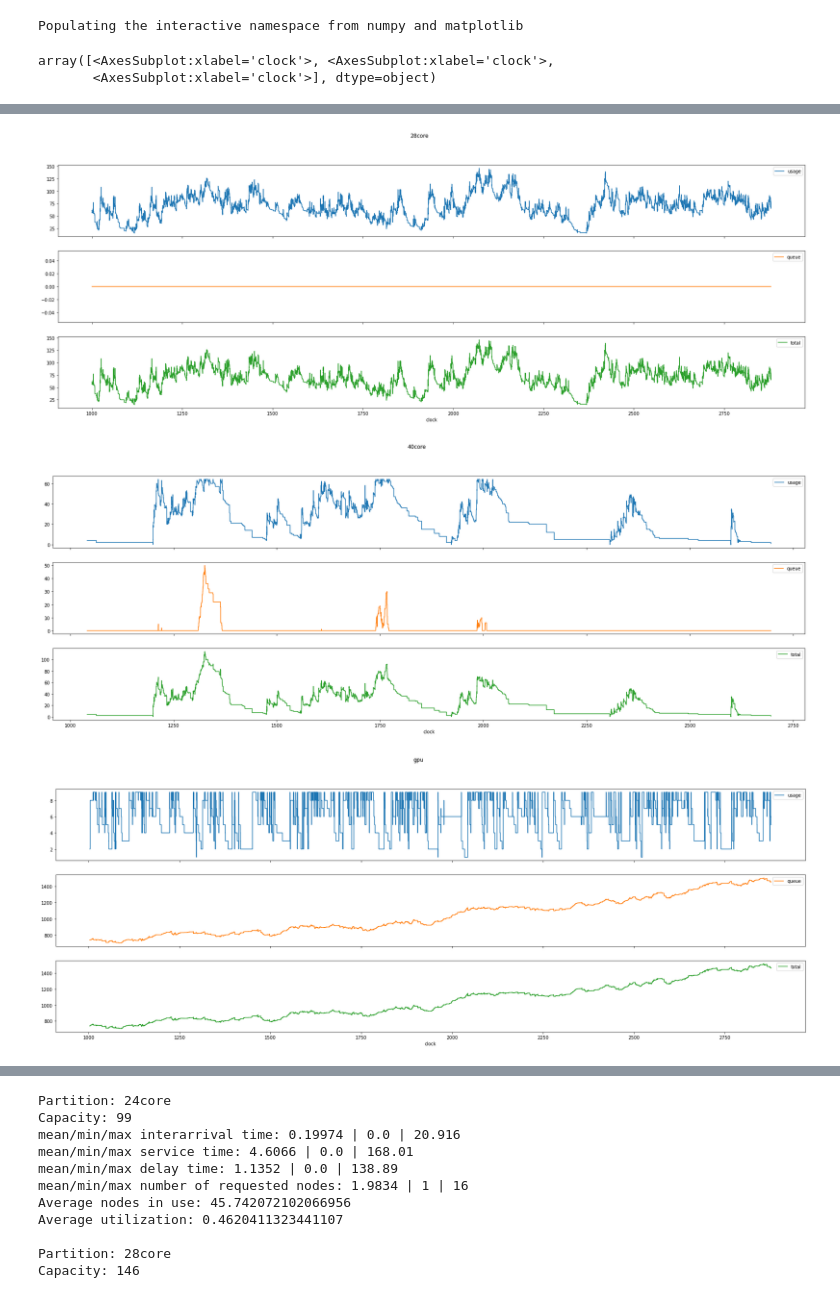
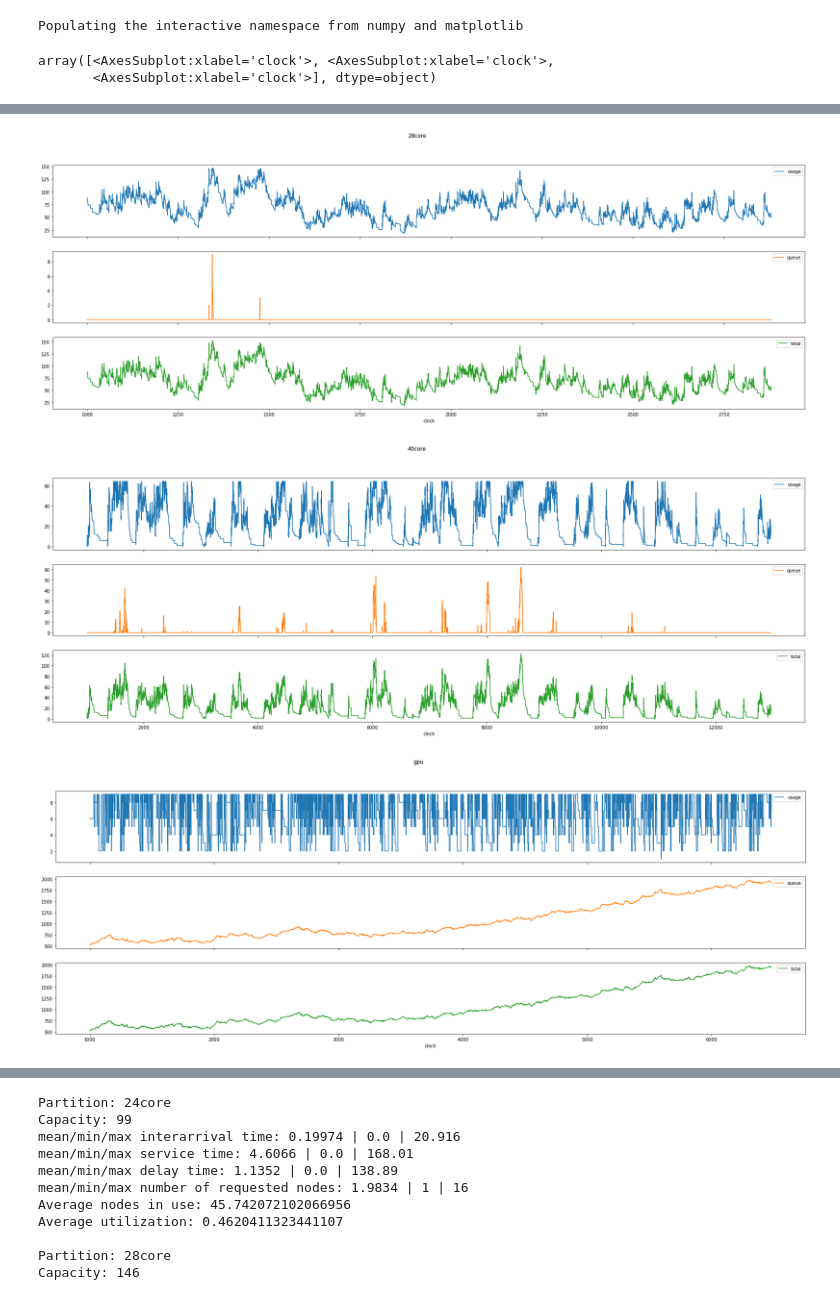
Before and after one commit to Soubkia/ams553, a Jupyter notebook: src/notebooks/SeaWulf_Simulator.ipynb, the cells around one changed output, grey strips where cells are left out. Drawn from its saved outputs; the diff is of its cells as text; code cells hidden in the pictures.

```diff
--- a/src/notebooks/SeaWulf_Simulator.ipynb
+++ b/src/notebooks/SeaWulf_Simulator.ipynb
@@ -174,8 +196,17 @@ def simulate(partition="24core", until=24 * 120):
 # %%
-simulate("24core")[1000:].plot(figsize=(30, 10), drawstyle="steps-post", subplots=True, title="24core")
-simulate("28core")[1000:].plot(figsize=(30, 10), drawstyle="steps-post", subplots=True, title="28core")
-simulate("40core")[1000:].plot(figsize=(30, 10), drawstyle="steps-post", subplots=True, title="40core")
-simulate("gpu")[1000:].plot(figsize=(30, 10), drawstyle="steps-post", subplots=True, title="gpu")
+until1 = 24 * 90
+until2 = 24 * 120
+until3 = 24 * 540
+until4 = 24 * 270
+
+sim_24core = simulate(partition="24core", until=until1, capacity=get_capacity("24core"))
+sim_24core[0][1000:].plot(figsize=(30, 10), drawstyle="steps-post", subplots=True, title="24core")
+sim_28core = simulate(partition="28core", until=until2, capacity=get_capacity("28core"))
+sim_28core[0][1000:].plot(figsize=(30, 10), drawstyle="steps-post", subplots=True, title="28core")
+sim_40core = simulate(partition="40core", until=until3, capacity=get_capacity("40core"))
+sim_40core[0][1000:].plot(figsize=(30, 10), drawstyle="steps-post", subplots=True, title="40core")
+sim_gpu = simulate(partition="gpu", until=until4, capacity=get_capacity("gpu"))
+sim_gpu[0][1000:].plot(figsize=(30, 10), drawstyle="steps-post", subplots=True, title="gpu")
 # %% [output]
 array([<AxesSubplot:xlabel='clock'>, <AxesSubplot:xlabel='clock'>,
        <AxesSubplot:xlabel='clock'>], dtype=object)
@@ -183,3 +214,3 @@ array([<AxesSubplot:xlabel='clock'>, <AxesSubplot:xlabel='clock'>,
-[figure, old version]
+[figure, new version]
-[figure, old version]
+[figure, new version]
-[figure, old version]
+[figure, new version]
```
Also changed, not shown: parts of 8 cells of this notebook.
